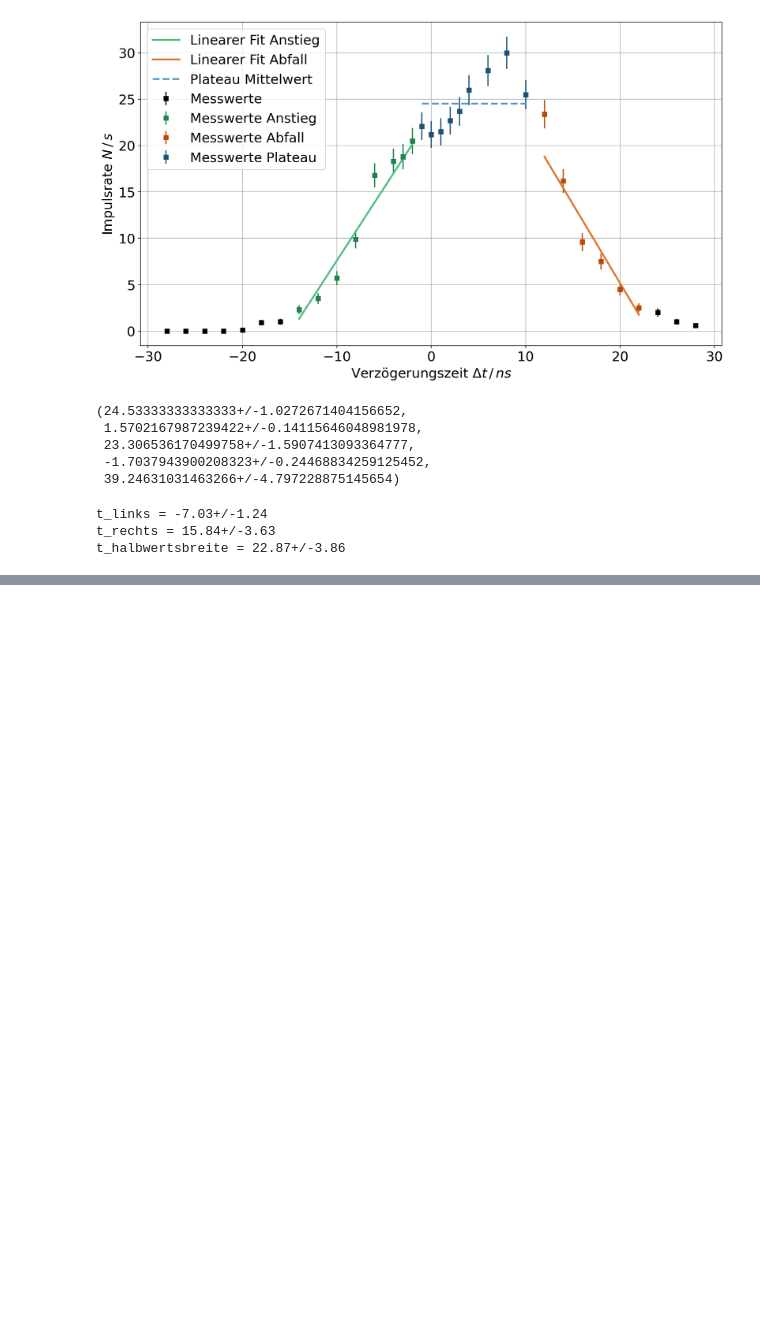
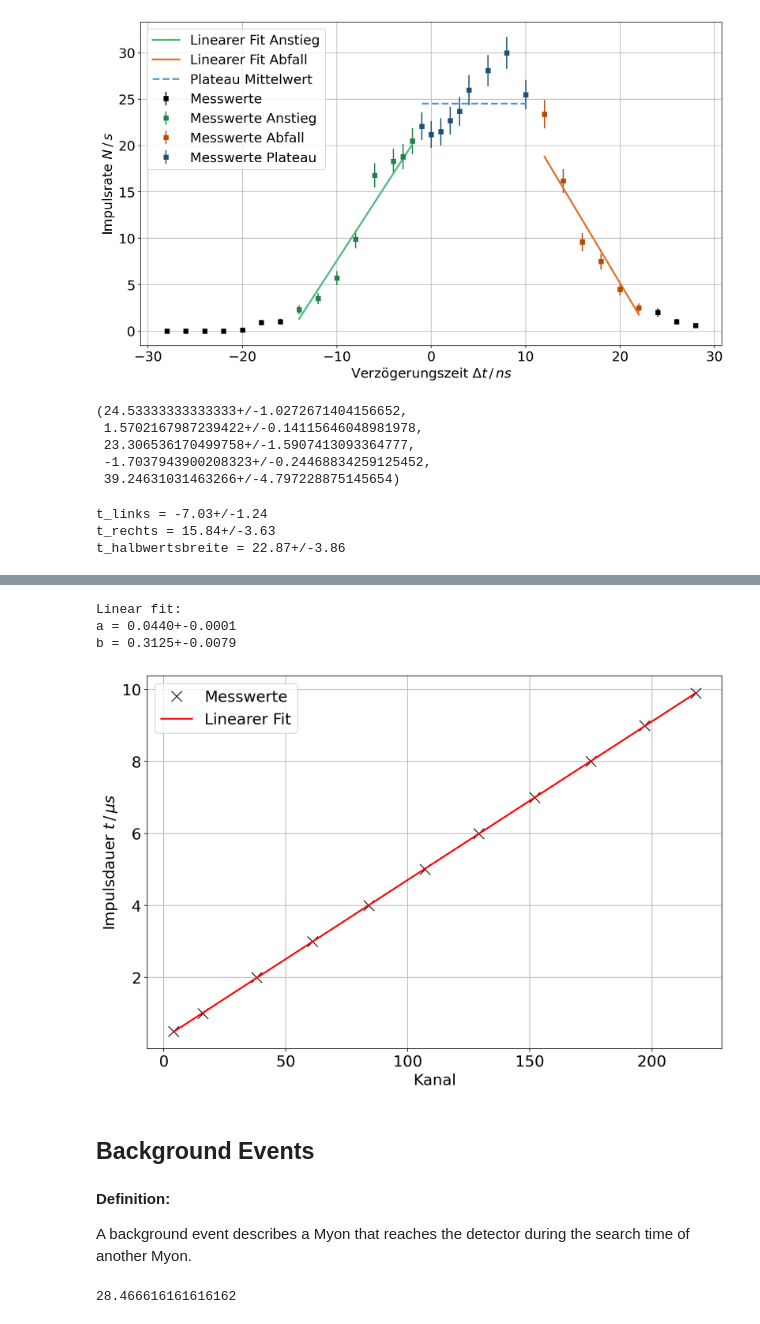
Before and after one commit to SamGTex/FP_Master_WS22-23, a Jupyter notebook: V01_Kosmische_Myonen/python/main.ipynb, the cells around one changed output, grey strips where cells are left out. Cells and saved outputs as stored; diff of their text form; code cells hidden in the pictures; blank space fills up the shorter version.

```diff
--- a/V01_Kosmische_Myonen/python/main.ipynb
+++ b/V01_Kosmische_Myonen/python/main.ipynb
@@ -186,0 +167,3 @@ t_halbwertsbreite = 22.87+/-3.86
+# %%
+df_cal = pd.read_csv('data/calibration.csv')
+df_cal # t in microseconds
@@ -186,0 +183,32 @@ t_halbwertsbreite = 22.87+/-3.86
+# %%
+# linear fit
+param_cal, cov_cal = curve_fit(f, df_cal['channel'], df_cal['t'])
+
+lin_cal = np.linspace(df_cal['channel'].min(), df_cal['channel'].max())
+
+print('Linear fit:')
+print(f'a = {param_cal[0]:.4f}+-{np.sqrt(cov_cal[0,0]):.4f}')
+print(f'b = {param_cal[1]:.4f}+-{np.sqrt(cov_cal[1,1]):.4f}')
+# %% [output]
+Linear fit:
+a = 0.0440+-0.0001
+b = 0.3125+-0.0079
+# %%
+plt.figure(figsize=(12,8), dpi=200)
+plt.plot(df_cal['channel'], df_cal['t'], 'kx', markersize=12, label='Messwerte')
+plt.plot(lin_cal, f(lin_cal, *param_cal), color='red', linewidth=2, label='Linearer Fit')
+
+plt.xlabel('Kanal')
+plt.ylabel(r'Impulsdauer $t \,/\, \mu s$')
+plt.grid()
+plt.legend()
+plt.savefig('../content/plots/calibration.pdf')
+plt.show()
+# %% [output]
+[figure, added]
+# %% [markdown]
+## Background Events
+# %% [markdown]
+**Definition:**
+
+A background event describes a Myon that reaches the detector during the search time of another Myon.
@@ -186,0 +226,6 @@ t_halbwertsbreite = 22.87+/-3.86
+# %%
+# Einfallrate
+R = N_start/t_total
+R
+# %% [output]
+28.466616161616162
```
Also changed, not shown: parts of 20 cells of this notebook, 4 other files.
